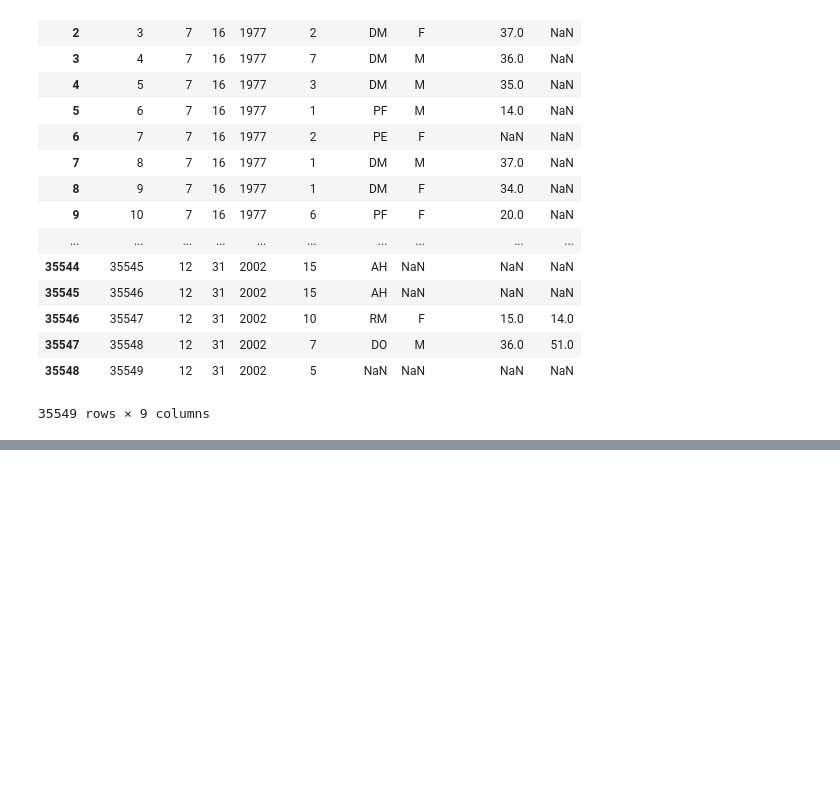
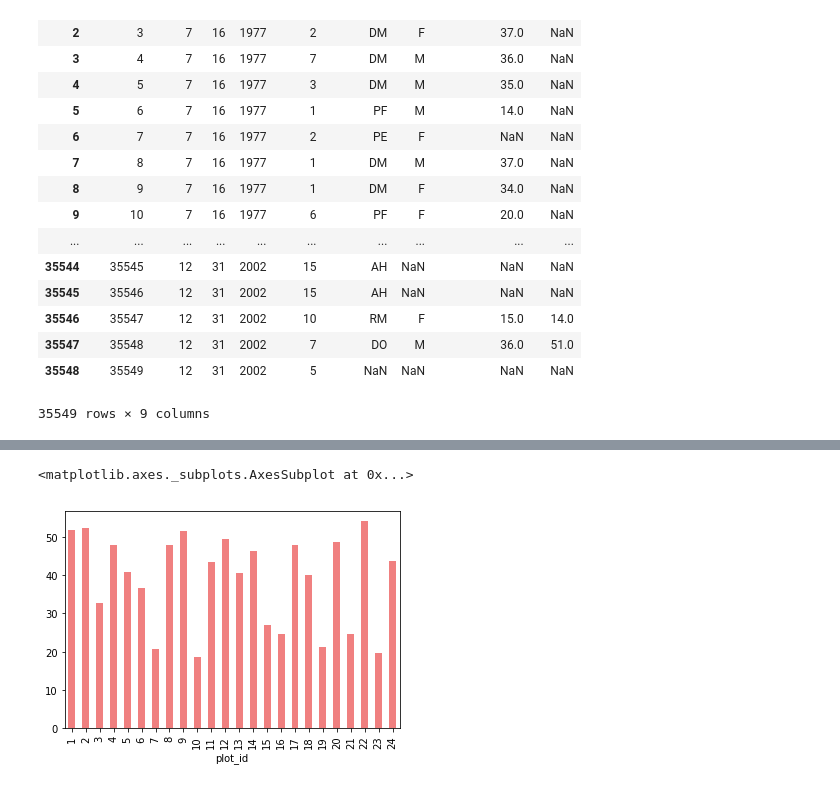
Before and after one commit to mumu3489/BCB546X-Fall2018, a Jupyter notebook: course-files/python/03-pandas-lesson.ipynb, the cells around one changed output, grey strips where cells are left out. Cells and saved outputs as stored; diff of their text form; code cells hidden in the pictures; blank space fills up the shorter version.

```diff
--- a/course-files/python/03-pandas-lesson.ipynb
+++ b/course-files/python/03-pandas-lesson.ipynb
@@ -308,0 +393,7 @@ surveys_df
+# %%
+mean_weight = surveys_df.groupby('plot_id')['weight'].mean()
+# %%
+mean_weight.plot(kind='bar',color='LightCoral')
+# %% [output]
+<matplotlib.axes._subplots.AxesSubplot at 0x...>
+[figure, added]
```
Also changed, not shown: parts of 20 cells of this notebook.
